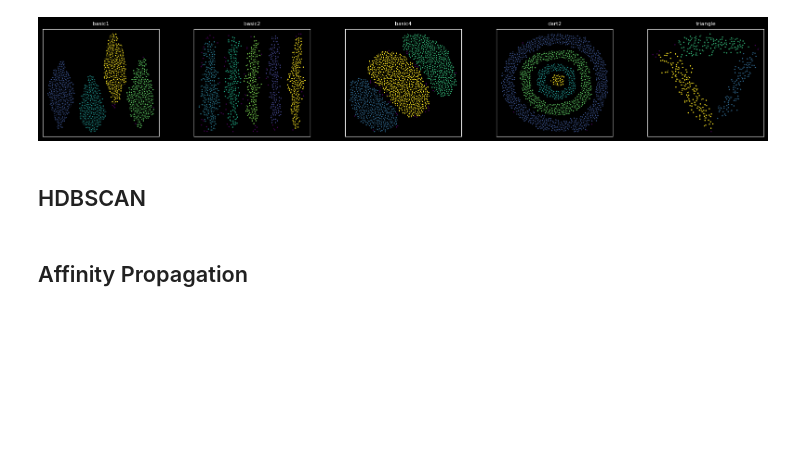
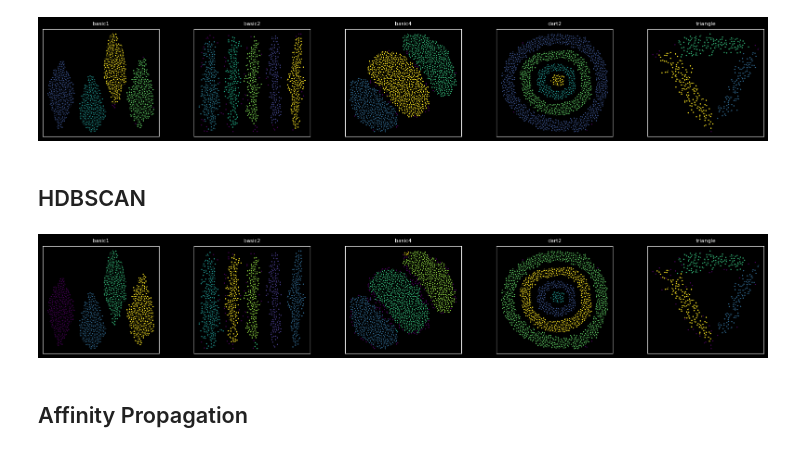
Before and after one commit to GabrielBifano/ScikitDemo, a Jupyter notebook: notebooks/Clustering Demo.ipynb, the cells around one changed output. Drawn from its saved outputs; the diff is of its cells as text; code cells hidden in the pictures; blank space fills up the shorter version.

Commit message:
hdbscan

```diff
--- a/notebooks/Clustering Demo.ipynb
+++ b/notebooks/Clustering Demo.ipynb
@@ -144,6 +144,17 @@ g.sample_many(buffer, nrows=1, ncols=5, figsize=(20, 3))
 [figure]
 # %% [markdown]
 ## HDBSCAN
+# %%
+samples_to_use = [('basic1', 6.5), ('basic2', 15.0), ('basic4', 6.5), ('dart2', 6.5), ('triangle', 6.5)]
+# %%
+buffer = {}
+labels = {}
+for sample, eps in samples_to_use:
+    buffer[sample], labels[sample], _ = model.hdbscan(dataframes[sample], eps, sample)
+
+g.sample_many(buffer, nrows=1, ncols=5, figsize=(20, 3))
+# %% [output]
+[figure, added]
 # %% [markdown]
 ## Affinity Propagation
 # %% [markdown]
```
